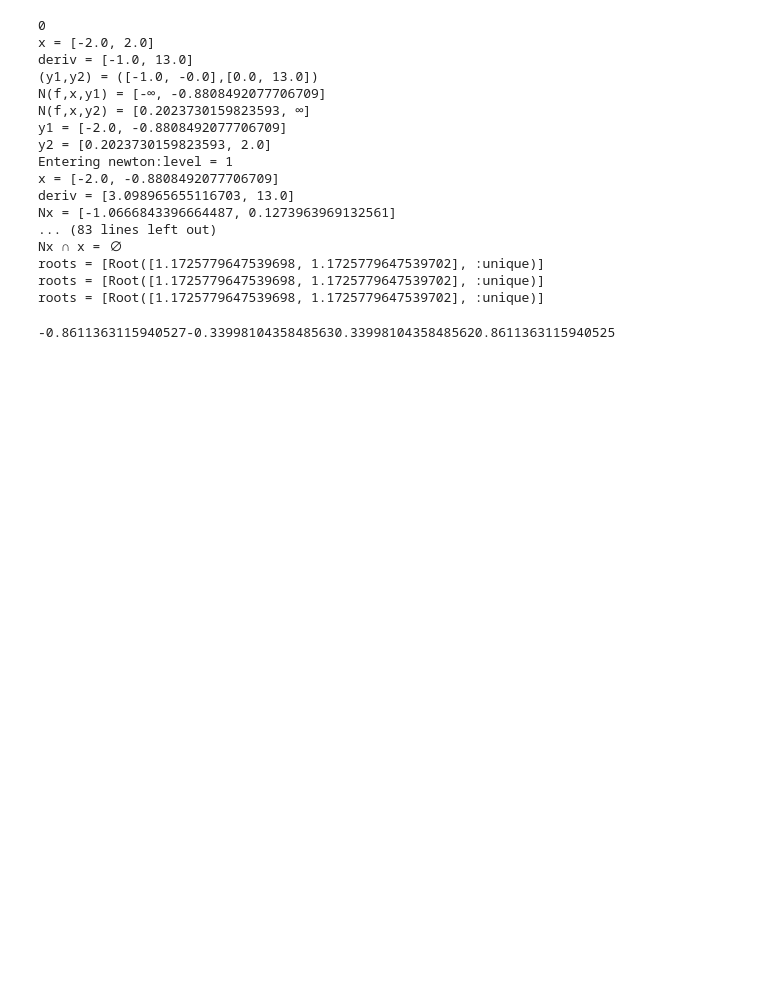
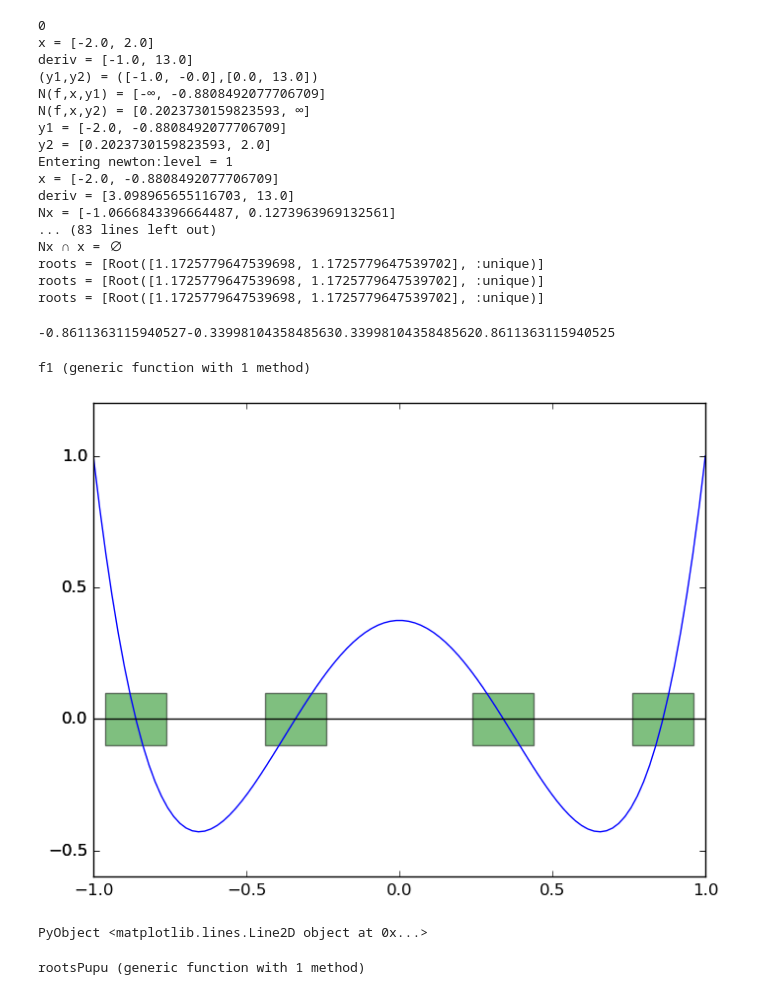
Before and after one commit to FavioVazquez/metodos_numericos_validados, a Jupyter notebook: Pruebas.ipynb, the cells around one changed output. Saved outputs shown, nothing was run; the diff lists cells and outputs as text; code cells hidden in the pictures; blank space fills up the shorter version.

```diff
--- a/Pruebas.ipynb
+++ b/Pruebas.ipynb
@@ -347,3 +347,52 @@ for i = 1:length(roots1)
 #draw_rectangle(0.1,0.1,0.5,0.5)
 # %% [output]
 -0.8611363115940527-0.33998104358485630.33998104358485620.8611363115940525
+# %%
+f1(x) = 0.375 - 3.75x.^2 + 4.375x.^4
+# %% [output]
+f1 (generic function with 1 method)
+# %%
+roots1 = newton(f1,@interval(-1,1))
+roots2 = map(i -> (i.interval.lo,i.interval.hi),roots1)
+xwidth = 0.2
+yheight = 0.2
+for r in roots2
+    y = -(yheight/2)
+    draw_rectangle(r[1]-xwidth/2,y,xwidth,yheight)
+end
+x = linspace(-1.0,1.0,100)
+plot(x,0.375 - 3.75x.^2 + 4.375x.^4)
+axhline(y=0.0, color="black")
+# %% [output]
+[figure, added]
+PyObject <matplotlib.lines.Line2D object at 0x...>
+# %%
+function rootsPupu(fun,infBound,supBound;
+    steps=Int((supBound-infBound)*100),lineColor="b",zerosColor="rs")
+    try
+        z = linspace(infBound,supBound,steps)
+        result = fun(z)
+        ro = newton(fun,@interval(infBound,supBound))
+        roots2 = map(i -> (i.interval.lo,i.interval.hi),ro)
+        for r in roots2
+            xwidth = fun(r[1])+0.2
+            x = r[1]-xwidth/2
+            y = - abs(fun(x/2))
+            yheight = abs(y)*2
+            draw_rectangle(x,y,xwidth,yheight)
+        end
+        plot(z,result,lineColor)
+        axhline(y=0.0, color="black")
+        ro
+    catch err
+        if isa(err,BoundsError)
+            print("There are no zeros in the interval ","[",infBound,",",supBound,"]")
+        elseif isa(err,UndefVarError)
+            print("Function is not correctly written. Check you variable.")
+        elseif isa(err,MethodError)
+            print("Function is not correctly written. Check your methods.")
+        end
+    end
+end
+# %% [output]
+rootsPupu (generic function with 1 method)
```
Also changed, not shown: parts of 2 cells of this notebook.
